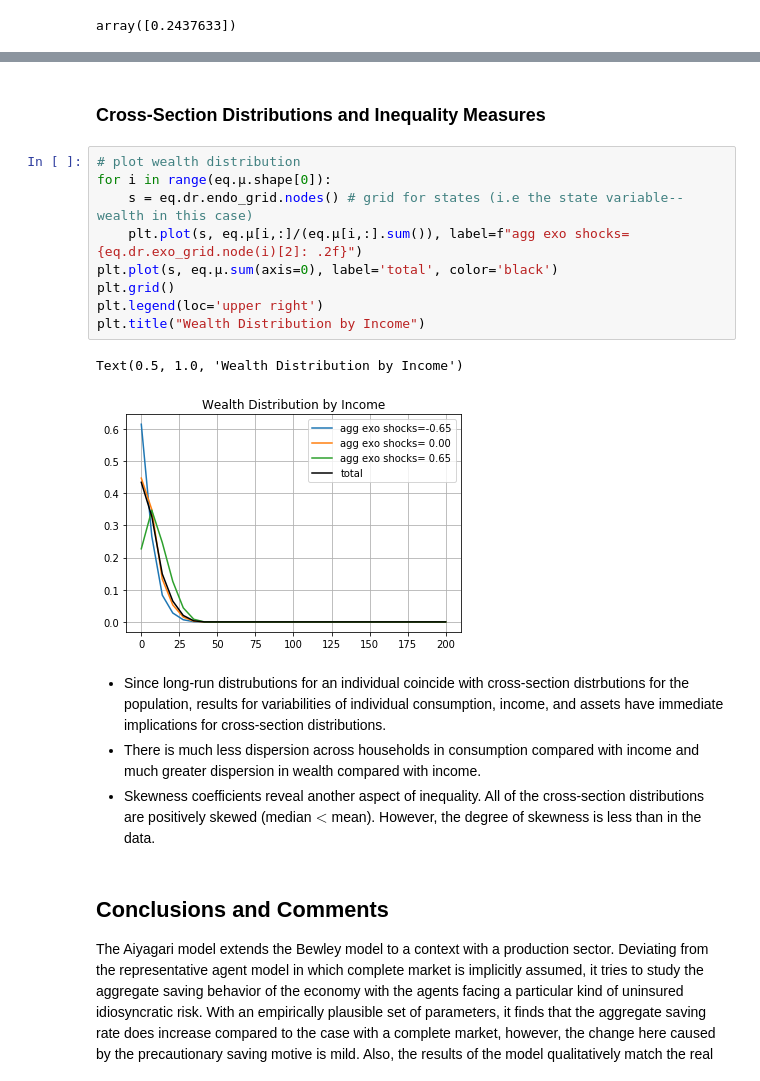
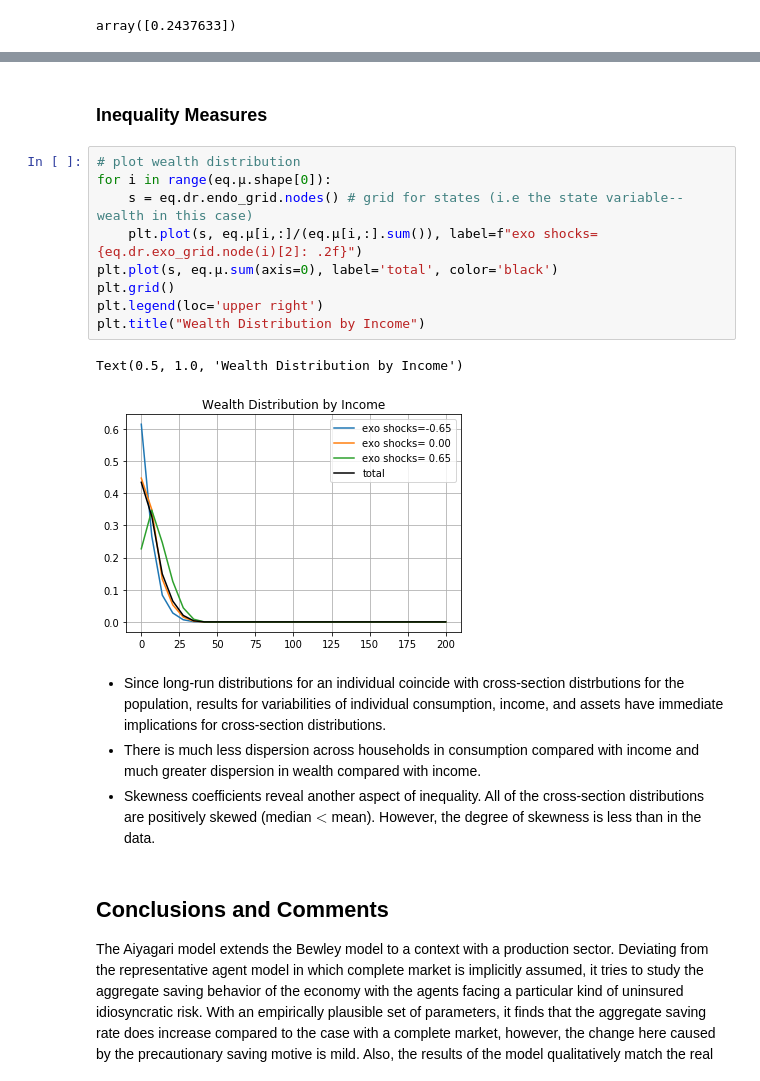
Before and after one commit to zhuang13atJHU/ballpark, a Jupyter notebook: models/We-Would-Like-In-Econ-ARK/AiyagariIdiosyncratic/Aiyagari1994QJE_Sun_and_Huang.ipynb, the cells around one changed output, grey strips where cells are left out. Cells and saved outputs as stored; diff of their text form.

```diff
--- a/models/We-Would-Like-In-Econ-ARK/AiyagariIdiosyncratic/Aiyagari1994QJE_Sun_and_Huang.ipynb
+++ b/models/We-Would-Like-In-Econ-ARK/AiyagariIdiosyncratic/Aiyagari1994QJE_Sun_and_Huang.ipynb
@@ -209,21 +209,21 @@ array([0.2437633])
 The differences between the saving rates with an without insurance are quite small for moderate and empirically plausible values of $\sigma$, $\rho$, and $\mu$. However for high values of $\sigma$, $\rho$, and $\mu$, the presence of idiosyncratic risk can raise the saving rate quite significantly.
 <img src='Table2.png'>
 # %% [markdown]
-### Cross-Section Distributions and Inequality Measures
+### Inequality Measures
 # %%
 # plot wealth distribution
 for i in range(eq.μ.shape[0]):
     s = eq.dr.endo_grid.nodes() # grid for states (i.e the state variable--wealth in this case)
-    plt.plot(s, eq.μ[i,:]/(eq.μ[i,:].sum()), label=f"agg exo shocks={eq.dr.exo_grid.node(i)[2]: .2f}")
+    plt.plot(s, eq.μ[i,:]/(eq.μ[i,:].sum()), label=f"exo shocks={eq.dr.exo_grid.node(i)[2]: .2f}")
 plt.plot(s, eq.μ.sum(axis=0), label='total', color='black')
 plt.grid()
 plt.legend(loc='upper right')
 plt.title("Wealth Distribution by Income")
 # %% [output]
 Text(0.5, 1.0, 'Wealth Distribution by Income')
-[figure, old version]
+[figure, new version]
 # %% [markdown]
-* Since long-run distrubutions for an individual coincide with cross-section distrbutions for the population, results for variabilities of individual consumption, income, and assets have immediate implications for cross-section distributions.
+* Since long-run distributions for an individual coincide with cross-section distrbutions for the population, results for variabilities of individual consumption, income, and assets have immediate implications for cross-section distributions.
 * There is much less dispersion across households in consumption compared with income and much greater dispersion in wealth compared with income.
 * Skewness coefficients reveal another aspect of inequality. All of the cross-section distributions are positively skewed (median$<$mean). However, the degree of skewness is less than in the data.
 # %% [markdown]
```
Also changed, not shown: parts of 4 cells of this notebook.
